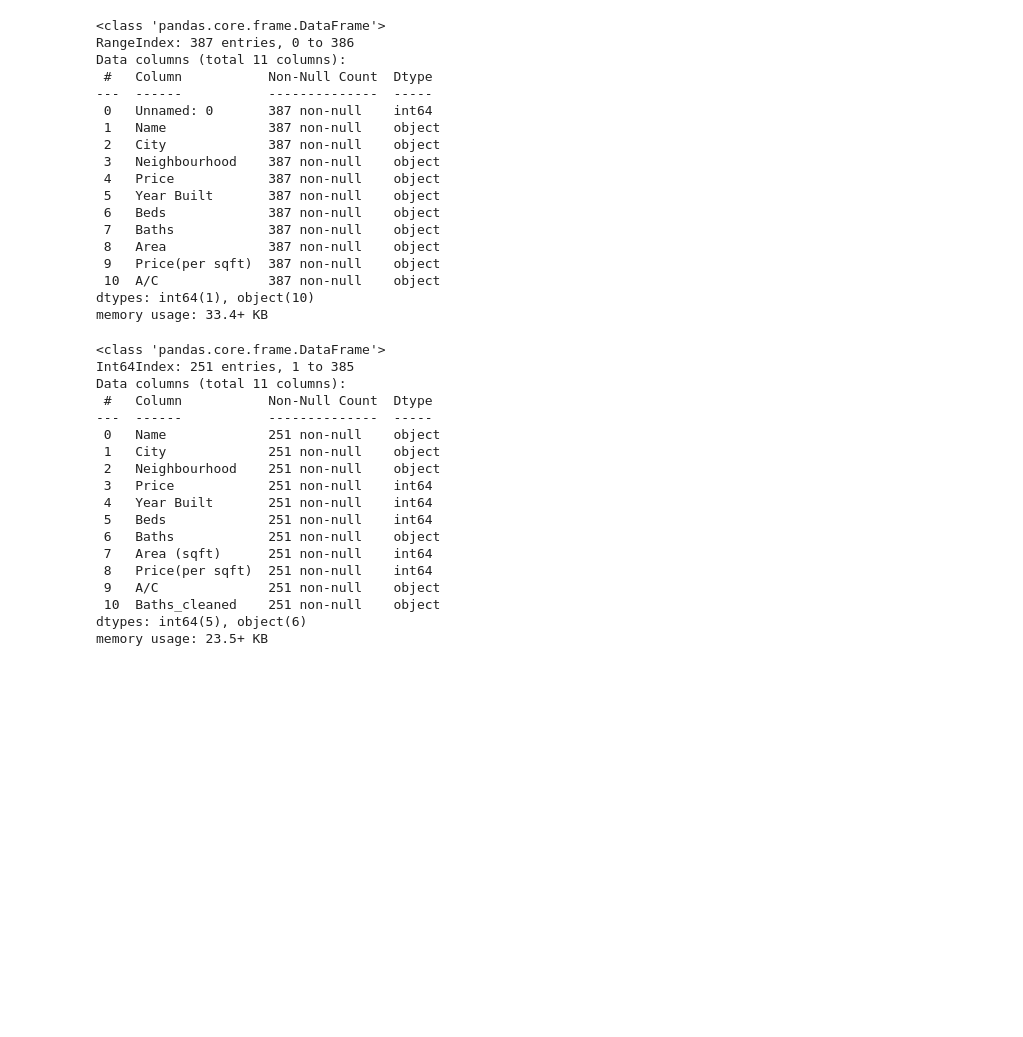
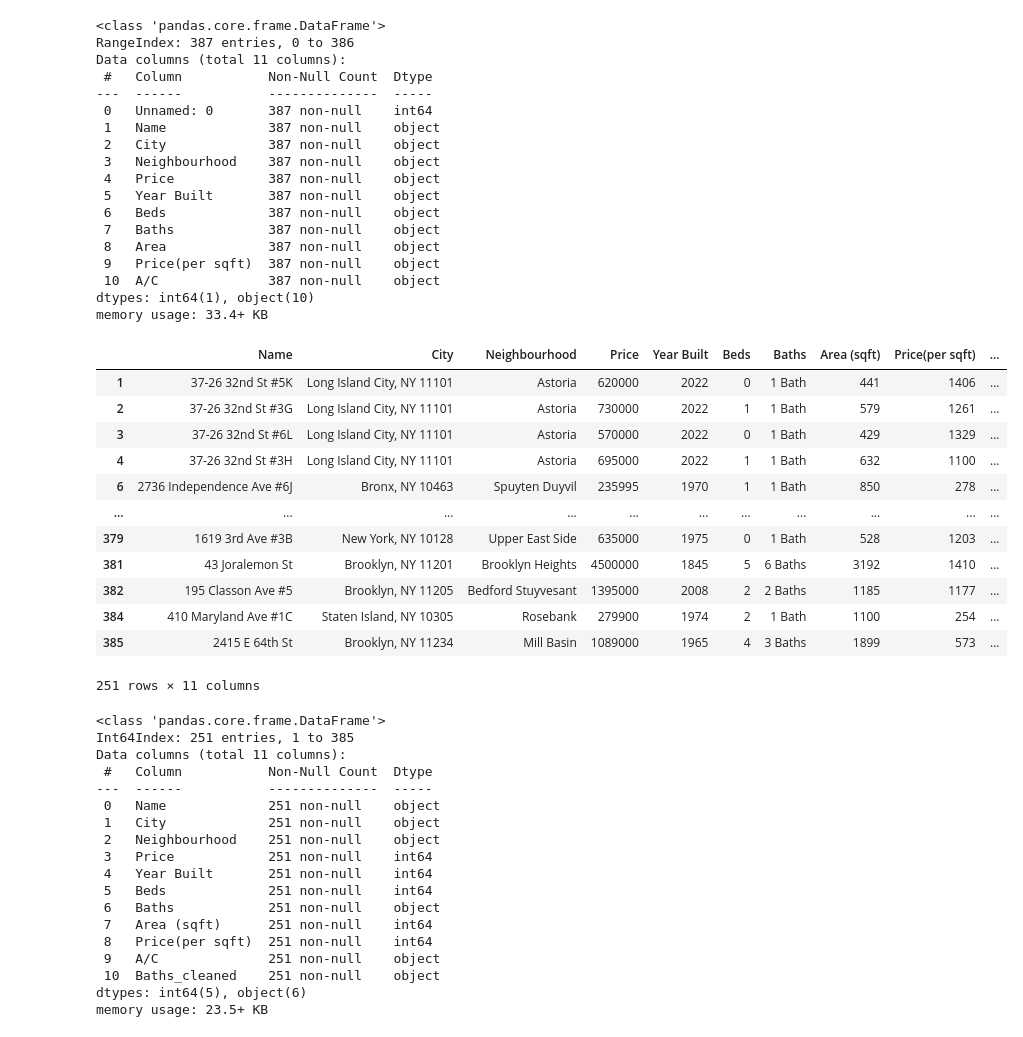
Before and after one commit to AaronSantilli/SI370-Project-1, a Jupyter notebook: project1_casey.ipynb, the cells around one changed output. Drawn from its saved outputs; the diff is of its cells as text; code cells hidden in the pictures; blank space fills up the shorter version.

```diff
--- a/project1_casey.ipynb
+++ b/project1_casey.ipynb
@@ -71,6 +71,22 @@ data['Price(per sqft)'] = data['Price(per sqft)'].str.replace(',', '').astype(in
 data['Area (sqft)'] = data['Area (sqft)'].apply(lambda x : x.strip('sqft'))
 data['Area (sqft)'] = data['Area (sqft)'].str.replace(',', '')
 data['Area (sqft)'] = data['Area (sqft)'].apply(lambda x : int(re.search(r'\d+', x).group()))
+# %%
+data
+# %% [output]
+|  | Name | City | Neighbourhood | Price | Year Built | Beds | Baths | Area (sqft) | Price(per sqft) | ... |
+| 1 | 37-26 32nd St #5K | Long Island City, NY 11101 | Astoria | 620000 | 2022 | 0 | 1 Bath | 441 | 1406 | ... |
+| 2 | 37-26 32nd St #3G | Long Island City, NY 11101 | Astoria | 730000 | 2022 | 1 | 1 Bath | 579 | 1261 | ... |
+| 3 | 37-26 32nd St #6L | Long Island City, NY 11101 | Astoria | 570000 | 2022 | 0 | 1 Bath | 429 | 1329 | ... |
+| 4 | 37-26 32nd St #3H | Long Island City, NY 11101 | Astoria | 695000 | 2022 | 1 | 1 Bath | 632 | 1100 | ... |
+| 6 | 2736 Independence Ave #6J | Bronx, NY 10463 | Spuyten Duyvil | 235995 | 1970 | 1 | 1 Bath | 850 | 278 | ... |
+| ... | ... | ... | ... | ... | ... | ... | ... | ... | ... | ... |
+| 379 | 1619 3rd Ave #3B | New York, NY 10128 | Upper East Side | 635000 | 1975 | 0 | 1 Bath | 528 | 1203 | ... |
+| 381 | 43 Joralemon St | Brooklyn, NY 11201 | Brooklyn Heights | 4500000 | 1845 | 5 | 6 Baths | 3192 | 1410 | ... |
+| 382 | 195 Classon Ave #5 | Brooklyn, NY 11205 | Bedford Stuyvesant | 1395000 | 2008 | 2 | 2 Baths | 1185 | 1177 | ... |
+| 384 | 410 Maryland Ave #1C | Staten Island, NY 10305 | Rosebank | 279900 | 1974 | 2 | 1 Bath | 1100 | 254 | ... |
+| 385 | 2415 E 64th St | Brooklyn, NY 11234 | Mill Basin | 1089000 | 1965 | 4 | 3 Baths | 1899 | 573 | ... |
+251 rows × 11 columns
 # %%
 data.info()
 # %% [output]
```
Also changed, not shown: parts of 34 cells of this notebook.
